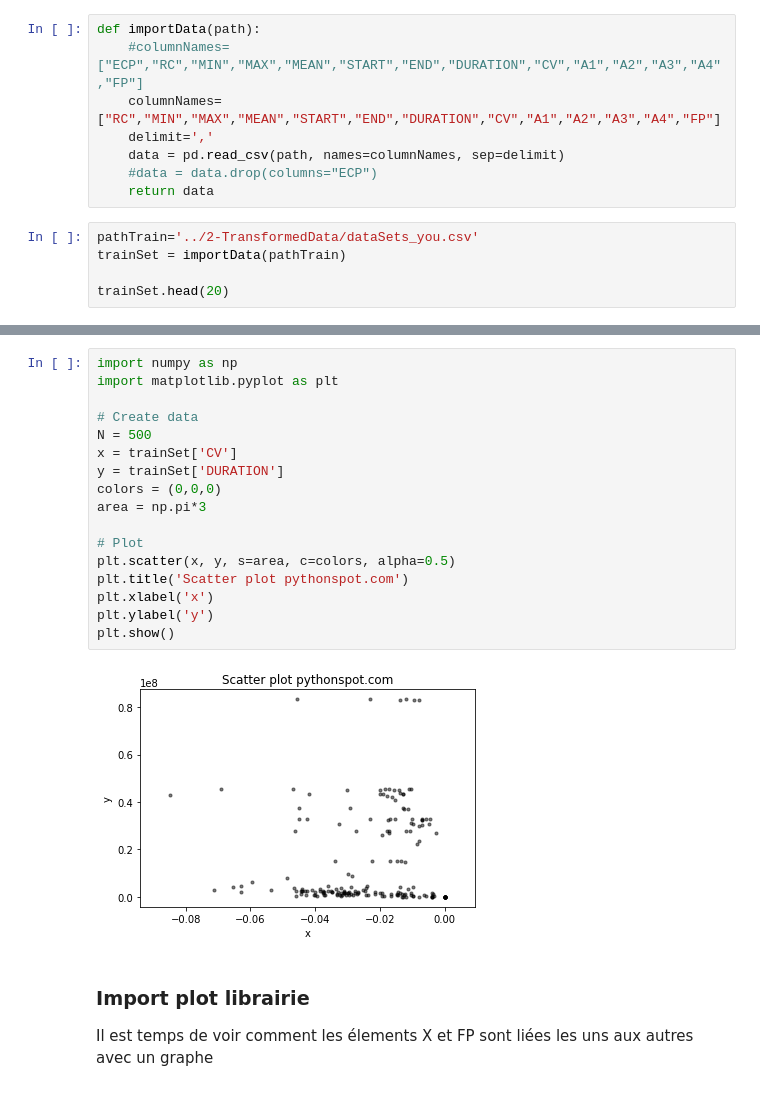
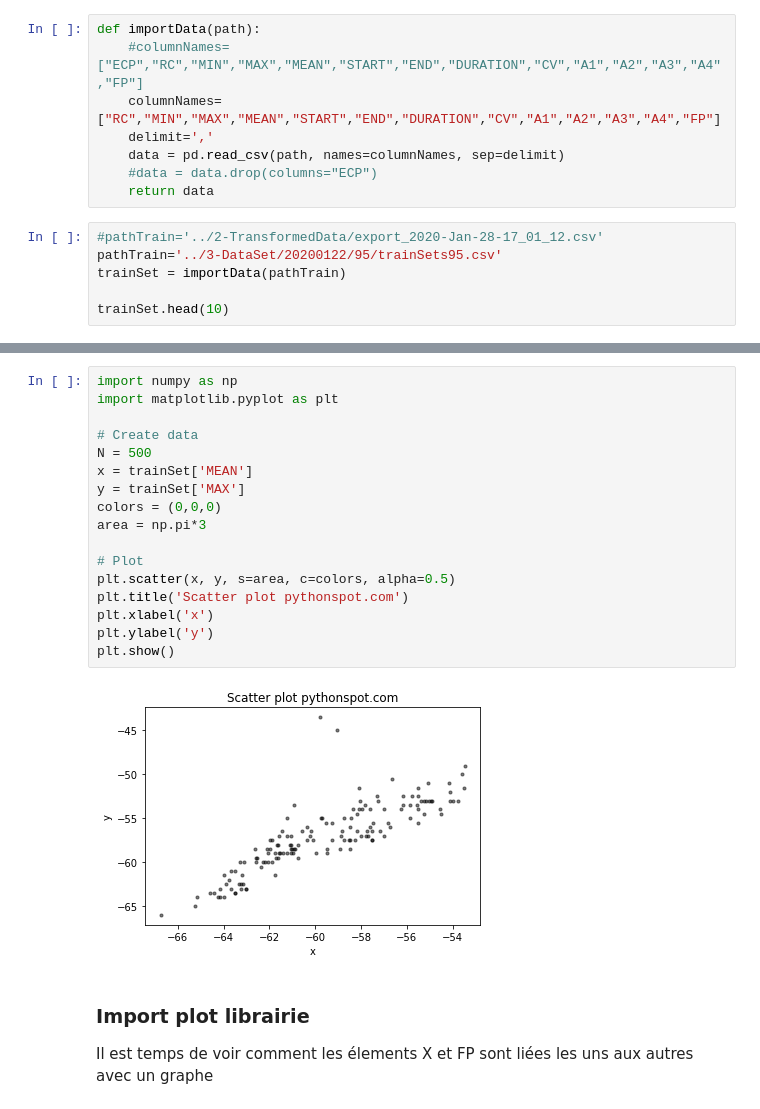
Before and after one commit to asmiou/ProjetPortiqueConnecte, a Jupyter notebook: 5-Classifier/kmean.ipynb, the cells around one changed output, grey strips where cells are left out. Drawn from its saved outputs; the diff is of its cells as text.

```diff
--- a/5-Classifier/kmean.ipynb
+++ b/5-Classifier/kmean.ipynb
@@ -16,9 +16,10 @@ def importData(path):
     #data = data.drop(columns="ECP")
     return data
 # %%
-pathTrain='../2-TransformedData/dataSets_you.csv'
+#pathTrain='../2-TransformedData/export_2020-Jan-28-17_01_12.csv'
+pathTrain='../3-DataSet/20200122/95/trainSets95.csv'
 trainSet = importData(pathTrain)
 
-trainSet.head(20)
+trainSet.head(10)
 # %% [output]
 |  | RC | MIN | MAX | MEAN | START | END | DURATION | CV | A1 | A2 | A3 | ... |
@@ -41,22 +64,22 @@ trainSet.head(20)
 # %%
 import numpy as np
 import matplotlib.pyplot as plt
 
 # Create data
 N = 500
-x = trainSet['CV']
-y = trainSet['DURATION']
+x = trainSet['MEAN']
+y = trainSet['MAX']
 colors = (0,0,0)
 area = np.pi*3
 
 # Plot
 plt.scatter(x, y, s=area, c=colors, alpha=0.5)
 plt.title('Scatter plot pythonspot.com')
 plt.xlabel('x')
 plt.ylabel('y')
 plt.show()
 # %% [output]
-[figure, old version]
+[figure, new version]
 # %% [markdown]
 ### Import plot librairie
 Il est temps de voir comment les élements X et FP sont liées les uns aux autres avec un graphe
```
Also changed, not shown: parts of 12 cells of this notebook, 20 other files.
